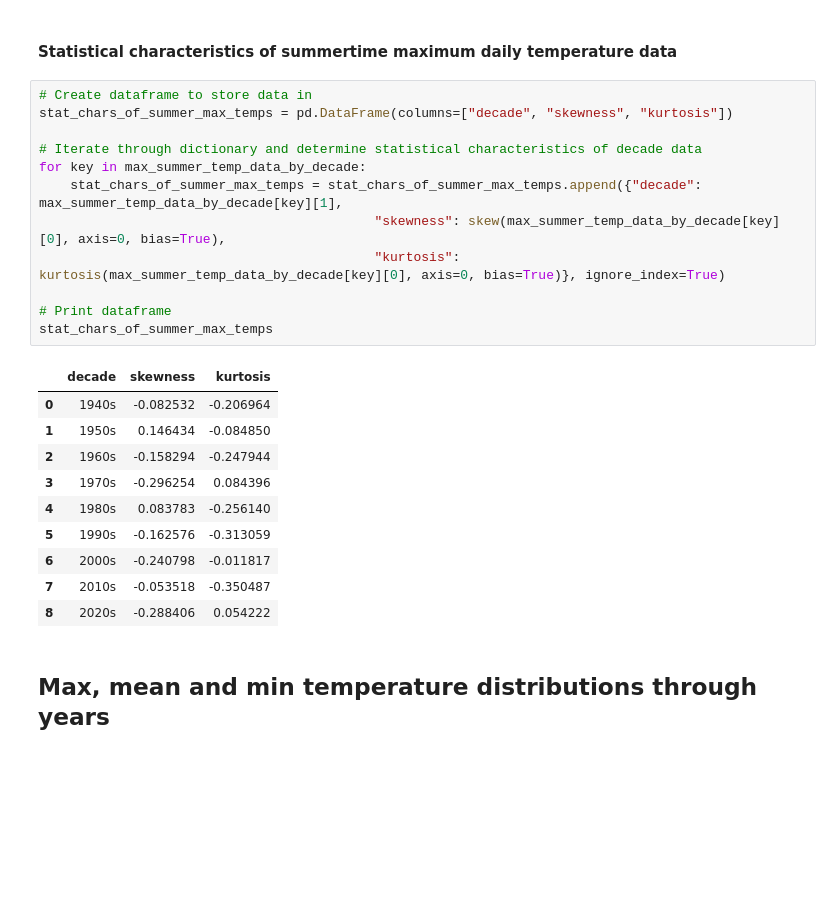
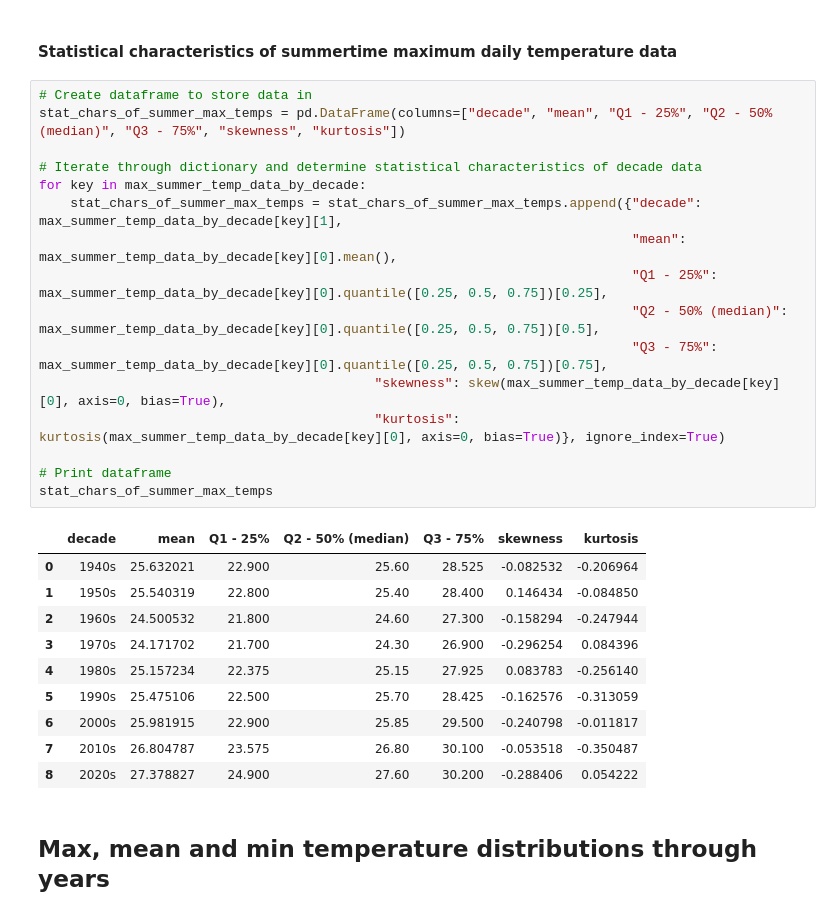
Before and after one commit to cimbaIG/Weather_data_Zagreb, a Jupyter notebook: weather_data_zagreb.ipynb, the cells around one changed output. Cells and saved outputs as stored; diff of their text form; blank space fills up the shorter version.

Commit message:
Calculate quartiles for max summer daily temps

```diff
--- a/weather_data_zagreb.ipynb
+++ b/weather_data_zagreb.ipynb
@@ -970,27 +970,31 @@ plt.savefig('distribution_of_max_daily_temperatures_for_summer_period_per_each_d
 #### Statistical characteristics of summertime maximum daily temperature data
 # %%
 # Create dataframe to store data in
-stat_chars_of_summer_max_temps = pd.DataFrame(columns=["decade", "skewness", "kurtosis"])
+stat_chars_of_summer_max_temps = pd.DataFrame(columns=["decade", "mean", "Q1 - 25%", "Q2 - 50% (median)", "Q3 - 75%", "skewness", "kurtosis"])
 
 # Iterate through dictionary and determine statistical characteristics of decade data
 for key in max_summer_temp_data_by_decade:
     stat_chars_of_summer_max_temps = stat_chars_of_summer_max_temps.append({"decade": max_summer_temp_data_by_decade[key][1],
+                                                                            "mean": max_summer_temp_data_by_decade[key][0].mean(),
+                                                                            "Q1 - 25%": max_summer_temp_data_by_decade[key][0].quantile([0.25, 0.5, 0.75])[0.25],
+                                                                            "Q2 - 50% (median)": max_summer_temp_data_by_decade[key][0].quantile([0.25, 0.5, 0.75])[0.5],
+                                                                            "Q3 - 75%": max_summer_temp_data_by_decade[key][0].quantile([0.25, 0.5, 0.75])[0.75],
                                            "skewness": skew(max_summer_temp_data_by_decade[key][0], axis=0, bias=True),
                                            "kurtosis": kurtosis(max_summer_temp_data_by_decade[key][0], axis=0, bias=True)}, ignore_index=True)
 
 # Print dataframe
 stat_chars_of_summer_max_temps
 # %% [output]
-|  | decade | skewness | kurtosis |
-| 0 | 1940s | -0.082532 | -0.206964 |
-| 1 | 1950s | 0.146434 | -0.084850 |
-| 2 | 1960s | -0.158294 | -0.247944 |
-| 3 | 1970s | -0.296254 | 0.084396 |
-| 4 | 1980s | 0.083783 | -0.256140 |
-| 5 | 1990s | -0.162576 | -0.313059 |
-| 6 | 2000s | -0.240798 | -0.011817 |
-| 7 | 2010s | -0.053518 | -0.350487 |
-| 8 | 2020s | -0.288406 | 0.054222 |
+|  | decade | mean | Q1 - 25% | Q2 - 50% (median) | Q3 - 75% | skewness | kurtosis |
+| 0 | 1940s | 25.632021 | 22.900 | 25.60 | 28.525 | -0.082532 | -0.206964 |
+| 1 | 1950s | 25.540319 | 22.800 | 25.40 | 28.400 | 0.146434 | -0.084850 |
+| 2 | 1960s | 24.500532 | 21.800 | 24.60 | 27.300 | -0.158294 | -0.247944 |
+| 3 | 1970s | 24.171702 | 21.700 | 24.30 | 26.900 | -0.296254 | 0.084396 |
+| 4 | 1980s | 25.157234 | 22.375 | 25.15 | 27.925 | 0.083783 | -0.256140 |
+| 5 | 1990s | 25.475106 | 22.500 | 25.70 | 28.425 | -0.162576 | -0.313059 |
+| 6 | 2000s | 25.981915 | 22.900 | 25.85 | 29.500 | -0.240798 | -0.011817 |
+| 7 | 2010s | 26.804787 | 23.575 | 26.80 | 30.100 | -0.053518 | -0.350487 |
+| 8 | 2020s | 27.378827 | 24.900 | 27.60 | 30.200 | -0.288406 | 0.054222 |
 # %% [markdown]
 ## Max, mean and min temperature distributions through years
 # %% [markdown]
```
Also changed, not shown: 16 other files.
